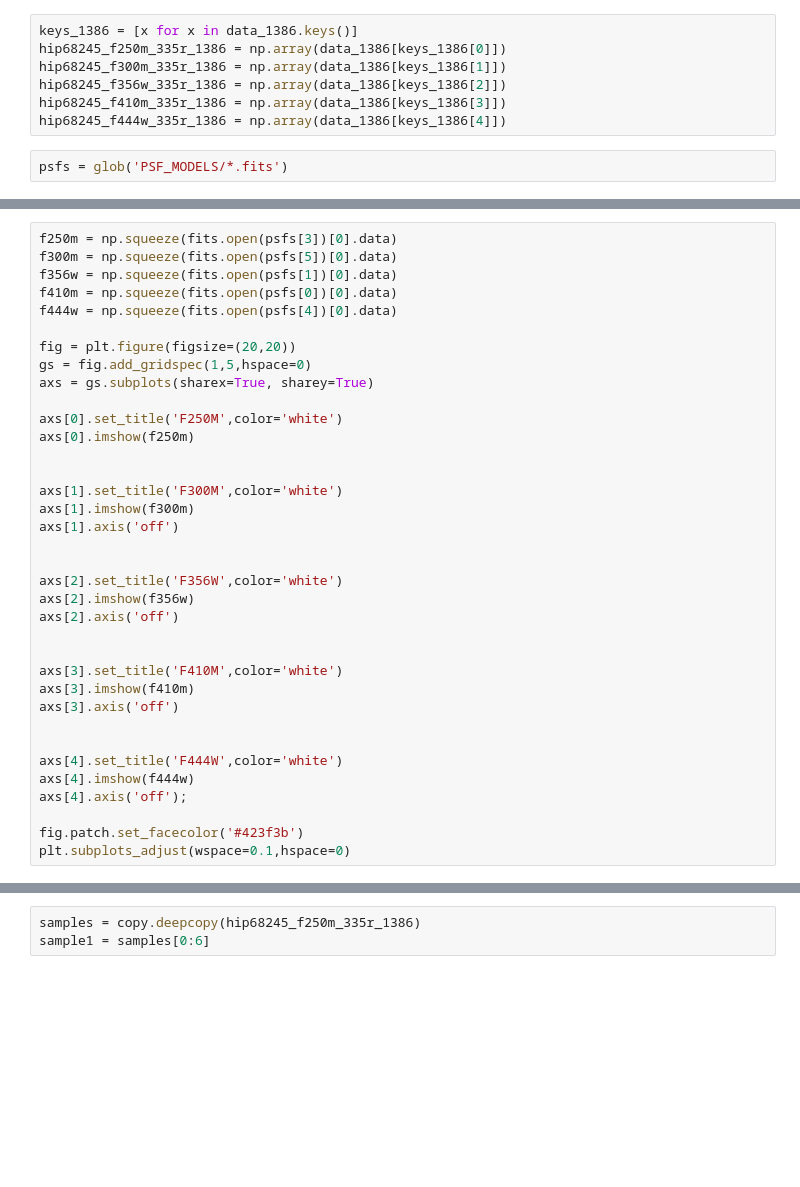
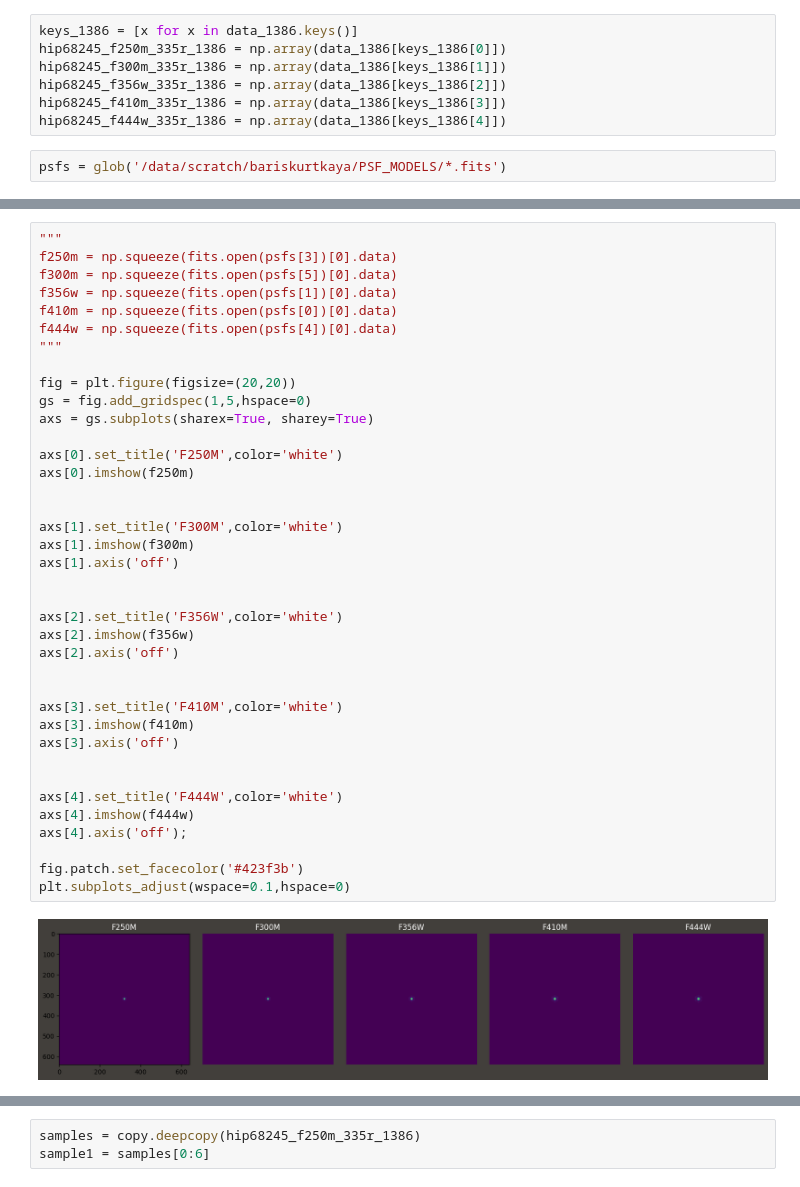
Before and after one commit to AstroMusers/AI-Boosted-Coronagraphy, a Jupyter notebook: notebooks/PSFs.ipynb, the cells around one changed output, grey strips where cells are left out. Drawn from its saved outputs; the diff is of its cells as text; blank space fills up the shorter version.

```diff
--- a/notebooks/PSFs.ipynb
+++ b/notebooks/PSFs.ipynb
@@ -44,4 +53,4 @@ hip68245_f356w_335r_1386 = np.array(data_1386[keys_1386[2]])
 hip68245_f410m_335r_1386 = np.array(data_1386[keys_1386[3]])
 hip68245_f444w_335r_1386 = np.array(data_1386[keys_1386[4]])
 # %%
-psfs = glob('PSF_MODELS/*.fits')
+psfs = glob('/data/scratch/bariskurtkaya/PSF_MODELS/*.fits')
@@ -48,39 +108,43 @@ psfs = glob('PSF_MODELS/*.fits')
 # %%
+"""
 f250m = np.squeeze(fits.open(psfs[3])[0].data)
 f300m = np.squeeze(fits.open(psfs[5])[0].data)
 f356w = np.squeeze(fits.open(psfs[1])[0].data)
 f410m = np.squeeze(fits.open(psfs[0])[0].data)
 f444w = np.squeeze(fits.open(psfs[4])[0].data)
+"""
 
 fig = plt.figure(figsize=(20,20))
 gs = fig.add_gridspec(1,5,hspace=0)
 axs = gs.subplots(sharex=True, sharey=True)
 
 axs[0].set_title('F250M',color='white')
 axs[0].imshow(f250m)
 
 
 axs[1].set_title('F300M',color='white')
 axs[1].imshow(f300m)
 axs[1].axis('off')
 
 
 axs[2].set_title('F356W',color='white')
 axs[2].imshow(f356w)
 axs[2].axis('off')
 
 
 axs[3].set_title('F410M',color='white')
 axs[3].imshow(f410m)
 axs[3].axis('off')
 
 
 axs[4].set_title('F444W',color='white')
 axs[4].imshow(f444w)
 axs[4].axis('off');
 
 fig.patch.set_facecolor('#423f3b')
 plt.subplots_adjust(wspace=0.1,hspace=0)
+# %% [output]
+[figure, added]
 # %%
 f250m_log = np.log(f250m)
 f300m_log = np.log(f300m)
```
Also changed, not shown: parts of 11 cells of this notebook, 9 other files.
